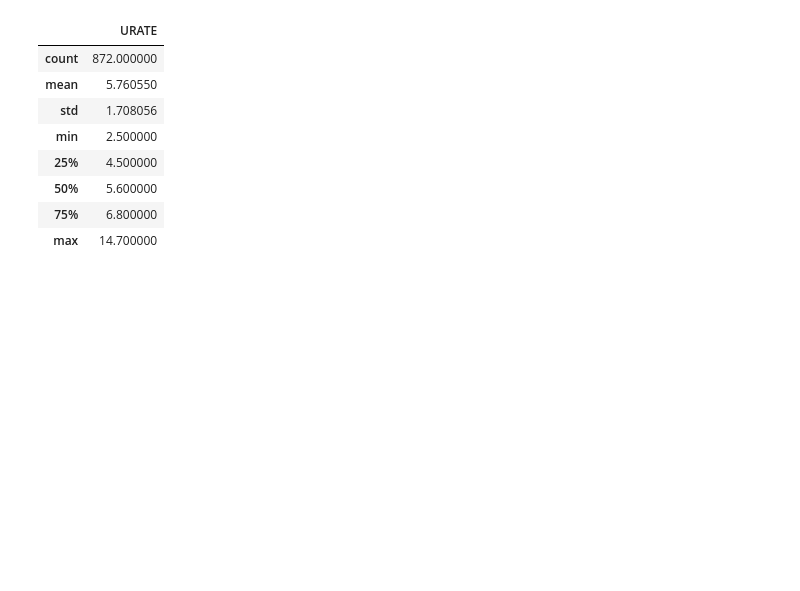
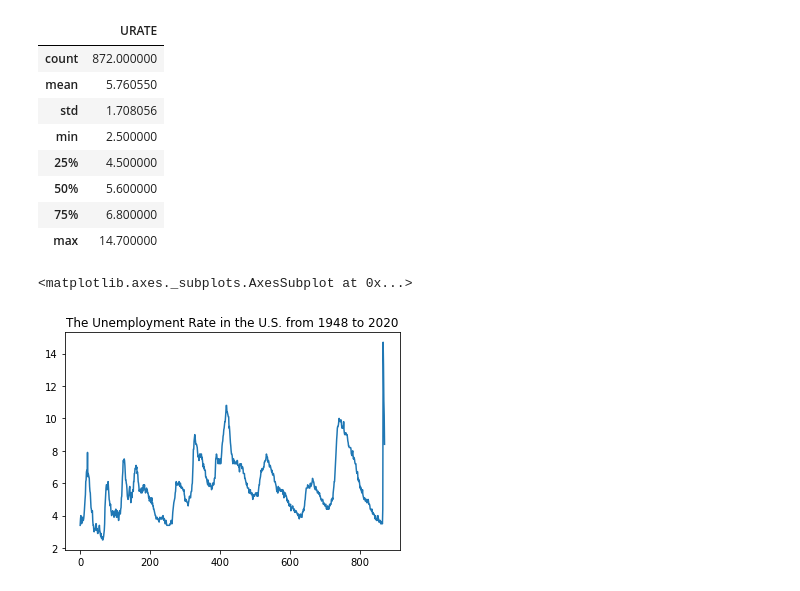
Before and after one commit to xiaoww3/Final-Project, a Jupyter notebook: project.ipynb, the cells around one changed output. Cells and saved outputs as stored; diff of their text form; code cells hidden in the pictures; blank space fills up the shorter version.

```diff
--- a/project.ipynb
+++ b/project.ipynb
@@ -66,3 +66,9 @@ data.describe()
 | 50% | 5.600000 |
 | 75% | 6.800000 |
 | max | 14.700000 |
+# %%
+#Graphing the Unemployment Rate
+data['URATE'].plot(title="The Unemployment Rate in the U.S. from 1948 to 2020")
+# %% [output]
+<matplotlib.axes._subplots.AxesSubplot at 0x...>
+[figure, added]
```
Also changed, not shown: parts of 4 cells of this notebook.
